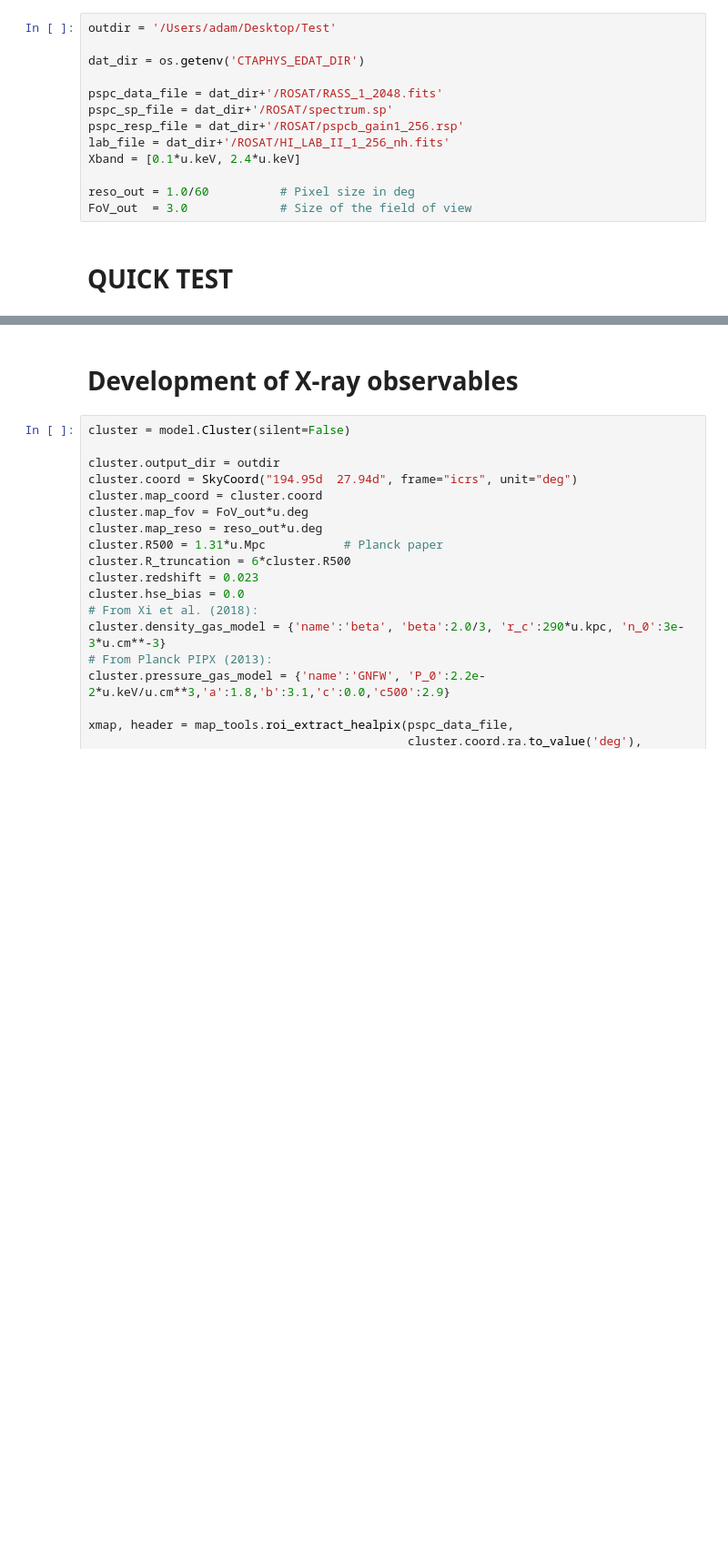
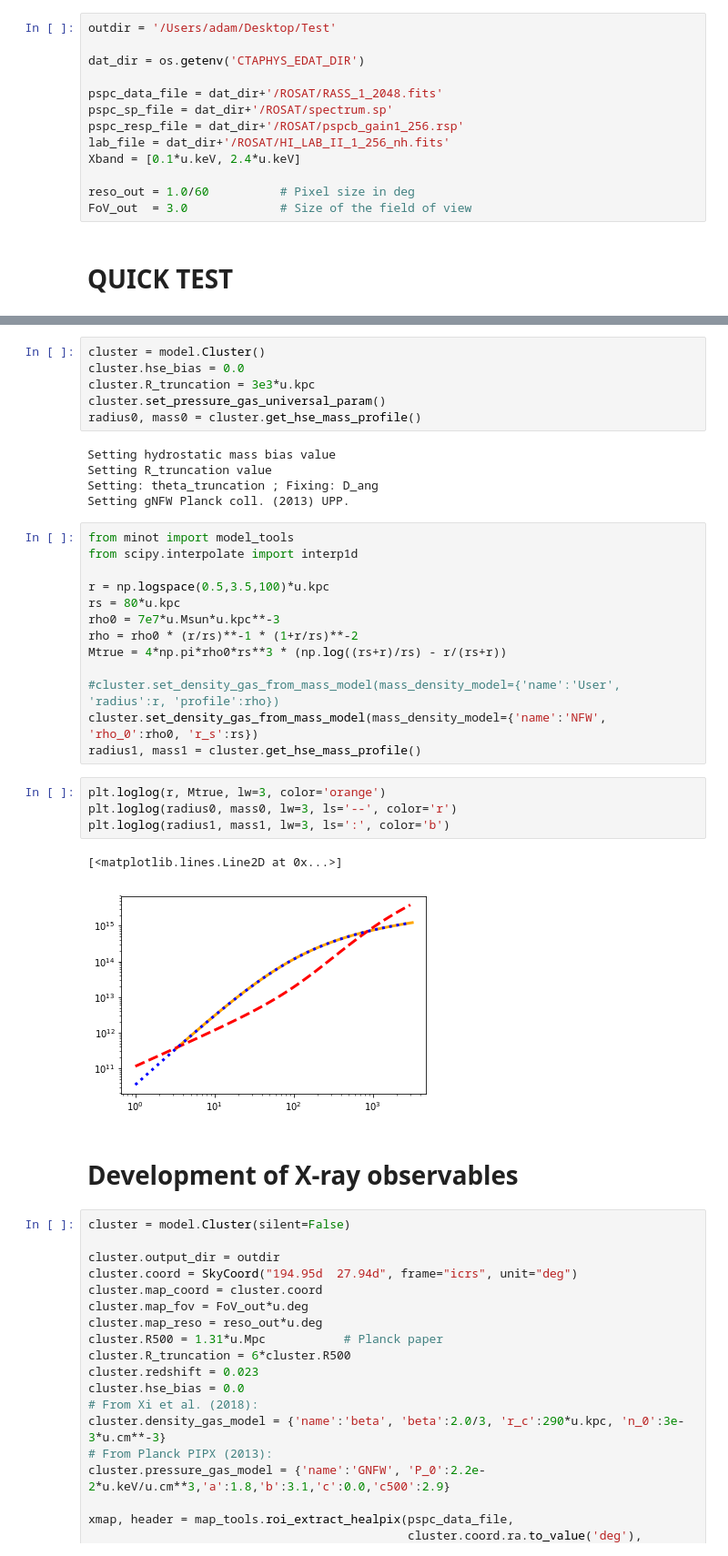
Before and after one commit to remi-adam/minot, a Jupyter notebook: notebook/model_developement.ipynb, the cells around one changed output, grey strips where cells are left out. Shown at 91% size. Drawn from its saved outputs; the diff is of its cells as text; blank space fills up the shorter version.

Commit message:
new dev to minot

```diff
--- a/notebook/model_developement.ipynb
+++ b/notebook/model_developement.ipynb
@@ -56,3 +99,34 @@ Setting gNFW Planck coll. (2013) UPP.
+# %%
+cluster = model.Cluster()
+cluster.hse_bias = 0.0
+cluster.R_truncation = 3e3*u.kpc
+cluster.set_pressure_gas_universal_param()
+radius0, mass0 = cluster.get_hse_mass_profile()
+# %% [output]
+Setting hydrostatic mass bias value
+Setting R_truncation value
+Setting: theta_truncation ; Fixing: D_ang
+Setting gNFW Planck coll. (2013) UPP.
+# %%
+from minot import model_tools
+from scipy.interpolate import interp1d
+
+r = np.logspace(0.5,3.5,100)*u.kpc
+rs = 80*u.kpc
+rho0 = 7e7*u.Msun*u.kpc**-3
+rho = rho0 * (r/rs)**-1 * (1+r/rs)**-2
+Mtrue = 4*np.pi*rho0*rs**3 * (np.log((rs+r)/rs) - r/(rs+r))
+
+#cluster.set_density_gas_from_mass_model(mass_density_model={'name':'User', 'radius':r, 'profile':rho})
+cluster.set_density_gas_from_mass_model(mass_density_model={'name':'NFW', 'rho_0':rho0, 'r_s':rs})
+radius1, mass1 = cluster.get_hse_mass_profile()
+# %%
+plt.loglog(r, Mtrue, lw=3, color='orange')
+plt.loglog(radius0, mass0, lw=3, ls='--', color='r')
+plt.loglog(radius1, mass1, lw=3, ls=':', color='b')
+# %% [output]
+[<matplotlib.lines.Line2D at 0x...>]
+[figure, added]
 # %% [markdown]
 # Development of X-ray observables
 # %%
```
Also changed, not shown: parts of 6 cells of this notebook, 6 other files.
